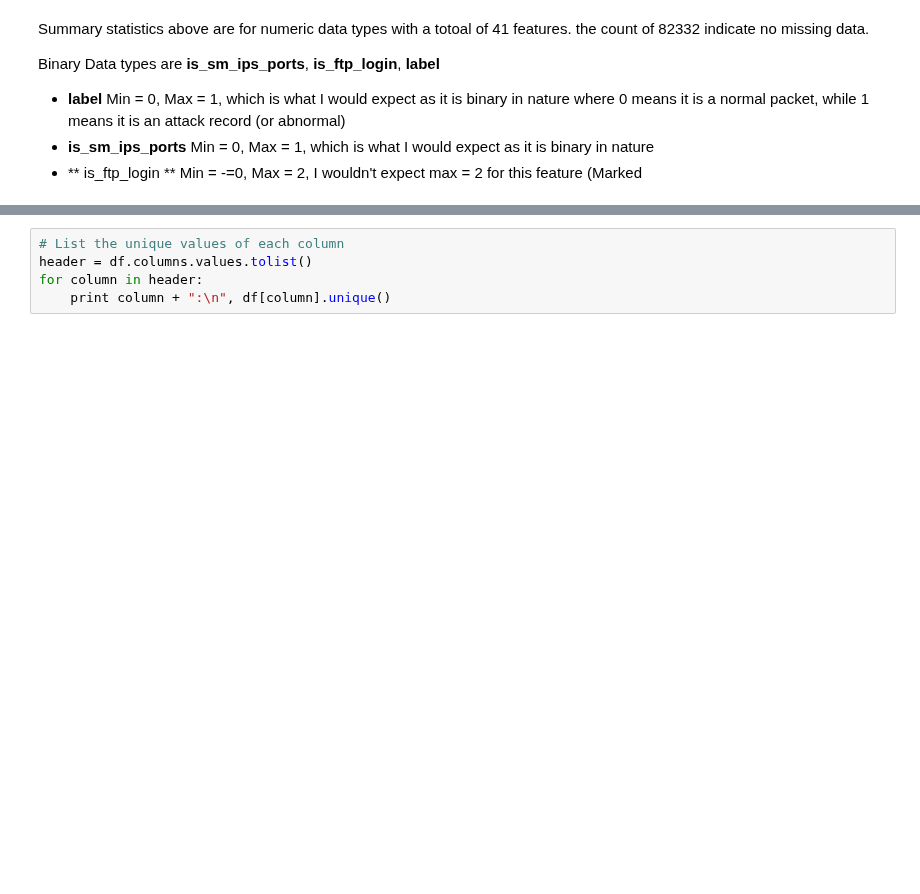
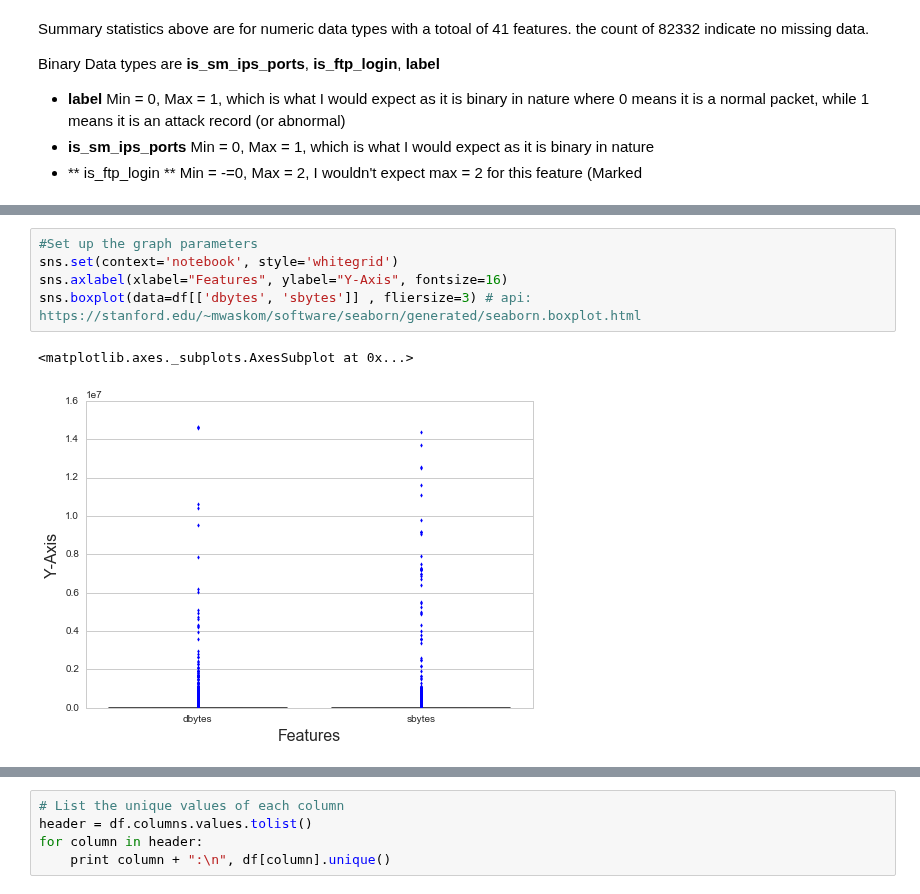
Before and after one commit to Dangerbotz/network_intrusion_detection_system, a Jupyter notebook: peter_detection_system.ipynb, the cells around one changed output, grey strips where cells are left out. Drawn from its saved outputs; the diff is of its cells as text; blank space fills up the shorter version.

```diff
--- a/peter_detection_system.ipynb
+++ b/peter_detection_system.ipynb
@@ -125,0 +273,8 @@ df.describe(include=['O']) # summary statistics on the categrical data types in
+# %%
+#Set up the graph parameters
+sns.set(context='notebook', style='whitegrid')
+sns.axlabel(xlabel="Features", ylabel="Y-Axis", fontsize=16)
+sns.boxplot(data=df[['dbytes', 'sbytes']] , fliersize=3) # api: https://stanford.edu/~mwaskom/software/seaborn/generated/seaborn.boxplot.html
+# %% [output]
+<matplotlib.axes._subplots.AxesSubplot at 0x...>
+[figure, added]
```
Also changed, not shown: parts of 18 cells of this notebook.
